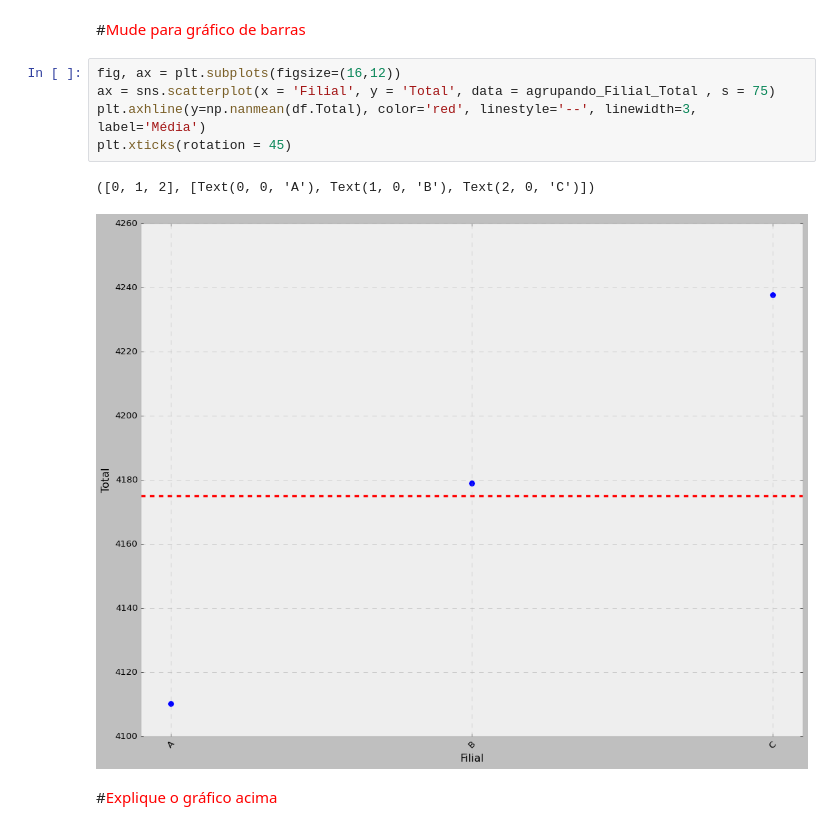
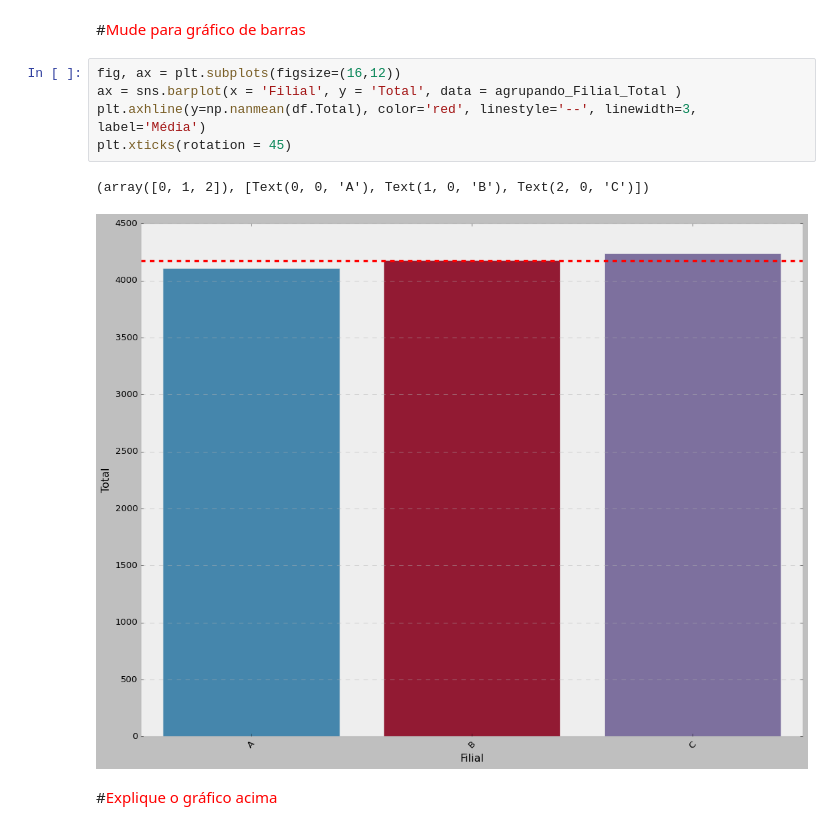
Before and after one commit to Sammus-s/Mineracao-de-Dados, a Jupyter notebook: Primeira_Analise_Dados.ipynb, the cells around one changed output. Cells and saved outputs as stored; diff of their text form.

```diff
--- a/Primeira_Analise_Dados.ipynb
+++ b/Primeira_Analise_Dados.ipynb
@@ -473,12 +481,12 @@ agrupando_Filial_Total
 #<font color='red'>Mude para gráfico de barras</font>
 # %%
 fig, ax = plt.subplots(figsize=(16,12))
-ax = sns.scatterplot(x = 'Filial', y = 'Total', data = agrupando_Filial_Total , s = 75)
+ax = sns.barplot(x = 'Filial', y = 'Total', data = agrupando_Filial_Total )
 plt.axhline(y=np.nanmean(df.Total), color='red', linestyle='--', linewidth=3, label='Média')
 plt.xticks(rotation = 45)
 # %% [output]
-([0, 1, 2], [Text(0, 0, 'A'), Text(1, 0, 'B'), Text(2, 0, 'C')])
+(array([0, 1, 2]), [Text(0, 0, 'A'), Text(1, 0, 'B'), Text(2, 0, 'C')])
-[figure, old version]
+[figure, new version]
 # %% [markdown]
 #<font color='red'>Explique o gráfico acima</font>
 # %% [markdown]
```
Also changed, not shown: parts of 9 cells of this notebook.
